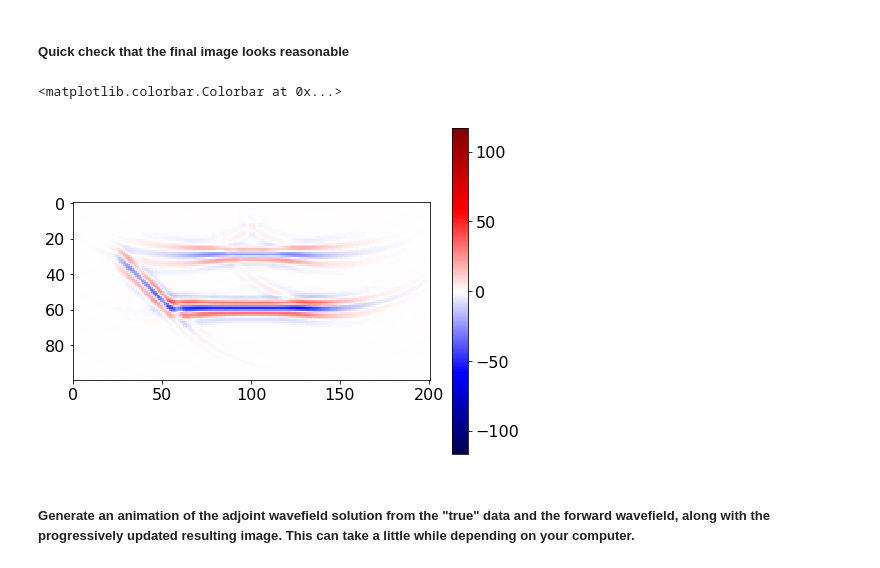
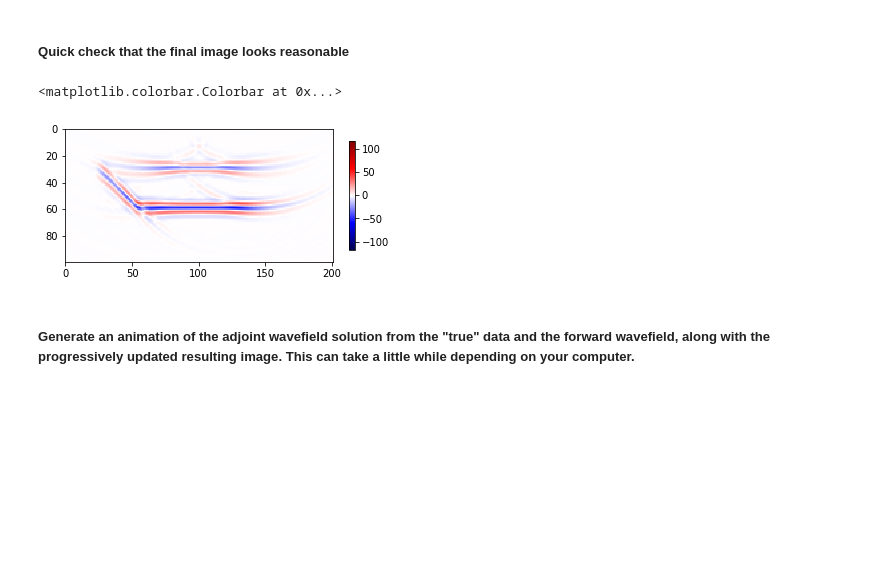
Before and after one commit to tccw/geotools, a Jupyter notebook: toys/devito_WSL/RTM_fault_testing.ipynb, the cells around one changed output. Drawn from its saved outputs; the diff is of its cells as text; code cells hidden in the pictures; blank space fills up the shorter version.

Commit message:
Update RTM_fault_testing.ipynb
Minor colorbar updates

```diff
--- a/toys/devito_WSL/RTM_fault_testing.ipynb
+++ b/toys/devito_WSL/RTM_fault_testing.ipynb
@@ -437,15 +437,15 @@ img_book = np.flip(img_book, axis=0)
 # %%
 shape = model.vp.shape
 amp_correction = np.empty(shape)
 amp_correction[:] = np.arange(shape[1])
 pwr_corr = 1.3
 corrected = ((np.diff(np.sum(img_book[:800], axis=0), axis=0)).T * (amp_correction[:,:-1]**pwr_corr)).T / np.max(np.diff(np.sum(img_book, axis=0), axis=0))
 
 plt.imshow(corrected,cmap='seismic', vmin=-img_book.max() * 0.2, vmax=img_book.max() * 0.2)
-plt.colorbar()
+plt.colorbar(shrink=0.5)
 # %% [output]
 <matplotlib.colorbar.Colorbar at 0x...>
-[figure, old version]
+[figure, new version]
 # %% [markdown]
 ##### Generate an animation of the adjoint wavefield solution from the "true" data and the forward wavefield, along with the progressively updated resulting image. This can take a little while depending on your computer.
 # %%
```
